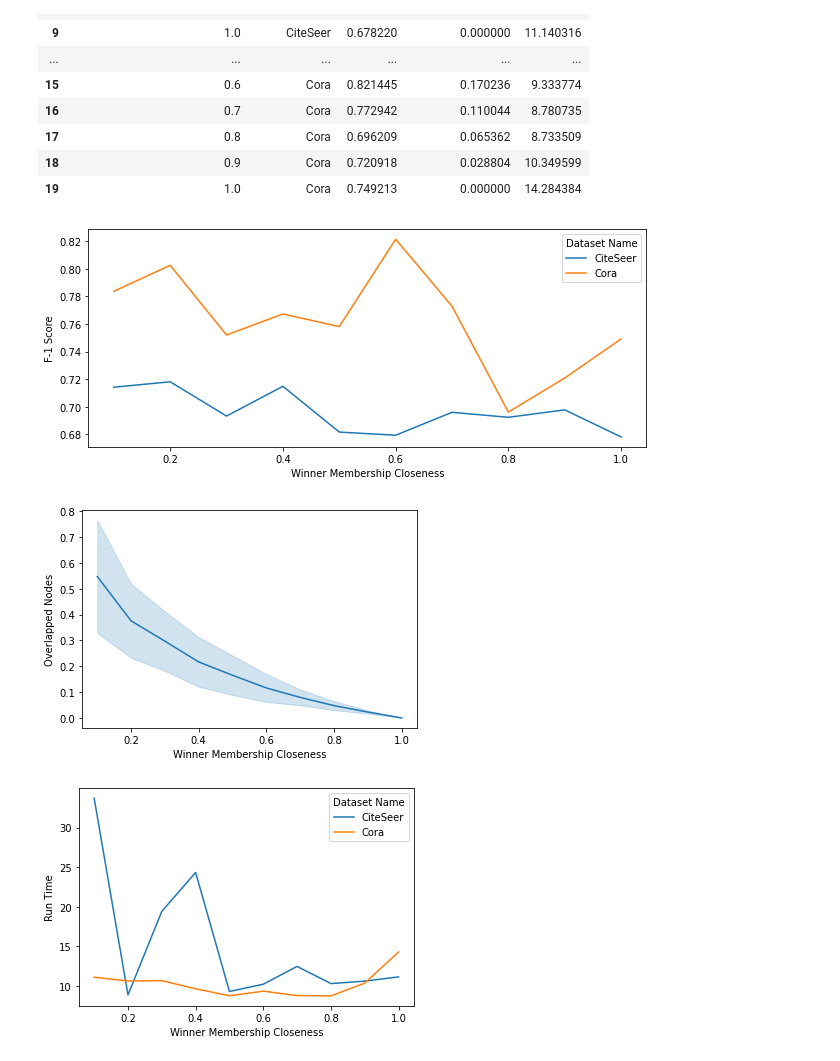
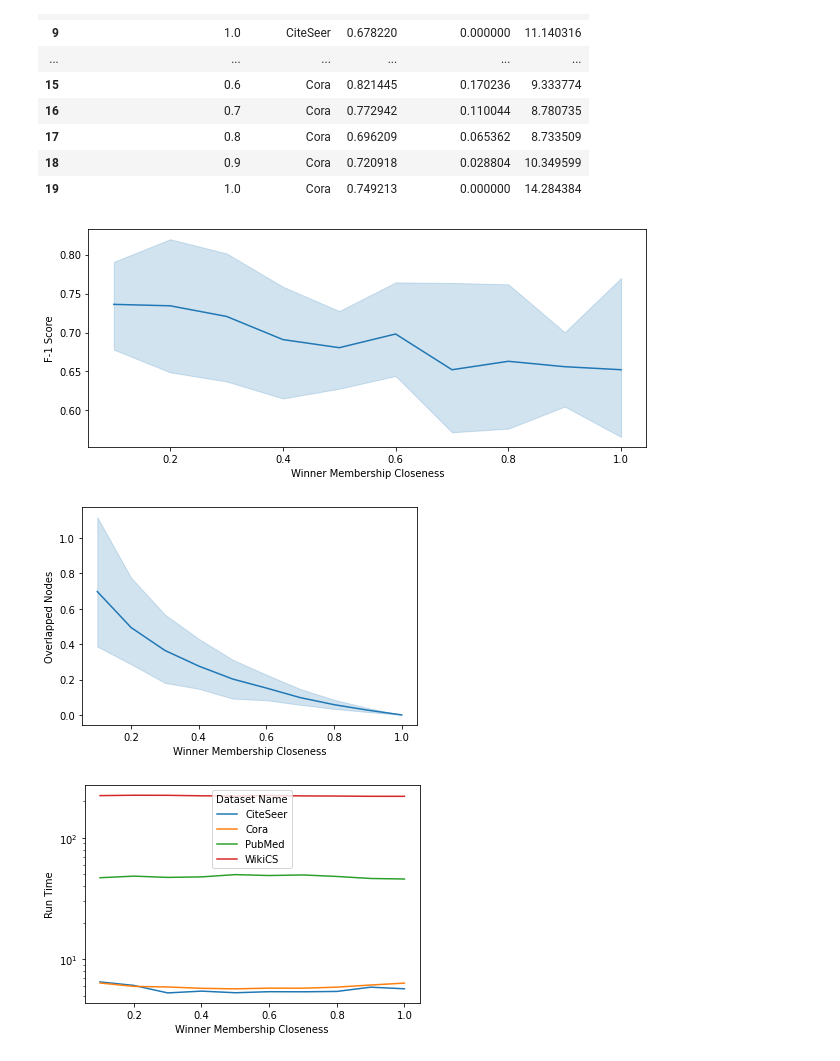
Before and after one commit to mamintoosi-papers-codes/ClusterGCN, a Jupyter notebook: make_report.ipynb, the cells around one changed output. Saved outputs shown, nothing was run; the diff lists cells and outputs as text; code cells hidden in the pictures.

```diff
--- a/make_report.ipynb
+++ b/make_report.ipynb
@@ -39,33 +39,36 @@ df.to_excel(writer)#, sheet_name='All')  # , index=False)
 writer.save()
 writer.close()
 # %%
-score_file_name = 'results/F1_score.xlsx'
+score_file_name = 'results/F1_score_2x_colab.xlsx'
 df = pd.read_excel(score_file_name, engine="openpyxl")
 fig = plt.figure(figsize=(10, 4))
 sns.lineplot(x="Winner Membership Closeness", y="F-1 Score",
-             hue="Dataset Name",# style="min_freq",
+#              hue="Dataset Name",# style="min_freq",
              data=df)
 # png_file_name = 'results/{}.png'.format(args.dataset_name)
 score_png_file_name = 'results/F1_score.png'
 fig.savefig(score_png_file_name)
 # %% [output]
-[figure, old version]
+[figure, new version]
 # %%
+fig = plt.figure()#figsize=(10, 4))
 sns.lineplot(x="Winner Membership Closeness", y="Overlapped Nodes",
 #              hue="dataset name",# style="min_freq",
              data=df)
 ON_png_file_name = 'results/ON.png'
 fig.savefig(ON_png_file_name)
 # %% [output]
-[figure, old version]
+[figure, new version]
 # %%
-sns.lineplot(x="Winner Membership Closeness", y="Run Time",
+fig = plt.figure()#figsize=(10, 4))
+sns_plot = sns.lineplot(x="Winner Membership Closeness", y="Run Time",
              hue="Dataset Name",# style="min_freq",
              data=df)
+sns_plot.set(yscale="log")
 RT_png_file_name = 'results/RT.png'
 fig.savefig(RT_png_file_name)
 # %% [output]
-[figure, old version]
+[figure, new version]
 # %%
 # from google.colab import files
 # files.download(score_file_name)
```
Also changed, not shown: parts of 1 cell of this notebook, 7 other files.
